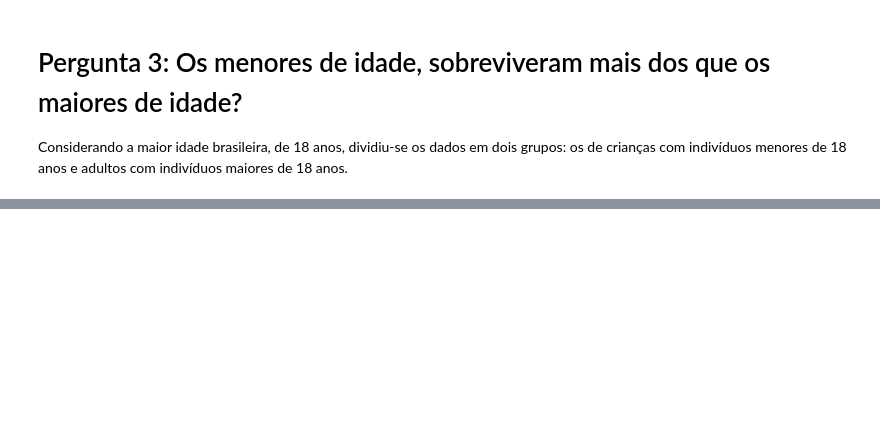
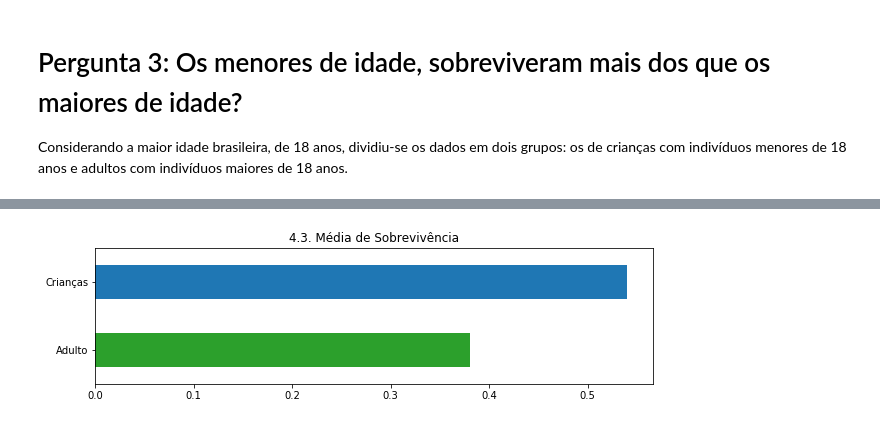
Before and after one commit to alexandrefcaraujo/TitanicUdacity, a Jupyter notebook: Titanic-Udacity_SuzanaMota.ipynb, the cells around one changed output, grey strips where cells are left out. Saved outputs shown, nothing was run; the diff lists cells and outputs as text; code cells hidden in the pictures; blank space fills up the shorter version.

```diff
--- a/Titanic-Udacity_SuzanaMota.ipynb
+++ b/Titanic-Udacity_SuzanaMota.ipynb
@@ -46,5 +46,3 @@ Embarked (Embarque): Porto de Embarque (C = Cherbourg, Q = Queenstown, S = South
 # Etapa 3:
 ## Limpando dados
 Excluindo colunas que não serão utilizadas: Ticket, Pclass, Cabin, Fare, PassengerID, SibSp
-# %%
-titanic.drop(['Pclass','Fare','Ticket','Cabin','PassengerId', 'SibSp'],axis = 1, inplace = True)
@@ -100,5 +124,5 @@ titanic_idade.loc[titanic_idade[titanic_idade['Age'] >= 18].index, 'Crianca_Adul
 titanic_idade.groupby('Crianca_Adulto')[['Survived']].mean()
 
 titanic_idade.groupby('Crianca_Adulto')['Survived'].mean().plot.barh(title='4.3. Média de Sobrevivência', figsize=(10,2.5),
-                                                                color=('tab:green','tab:blue')).set_ylabel('')plt.xlabel('')
+                                                                color=('tab:green','tab:blue')).set_ylabel(''),plt.xlabel('')
 # %% [output]
@@ -106 +130,2 @@ SyntaxError: invalid syntax (<ipython-input-637-881751366e8e>, line 7)
+[figure, added]
 # %% [markdown]
```
Also changed, not shown: parts of 8 cells of this notebook.
